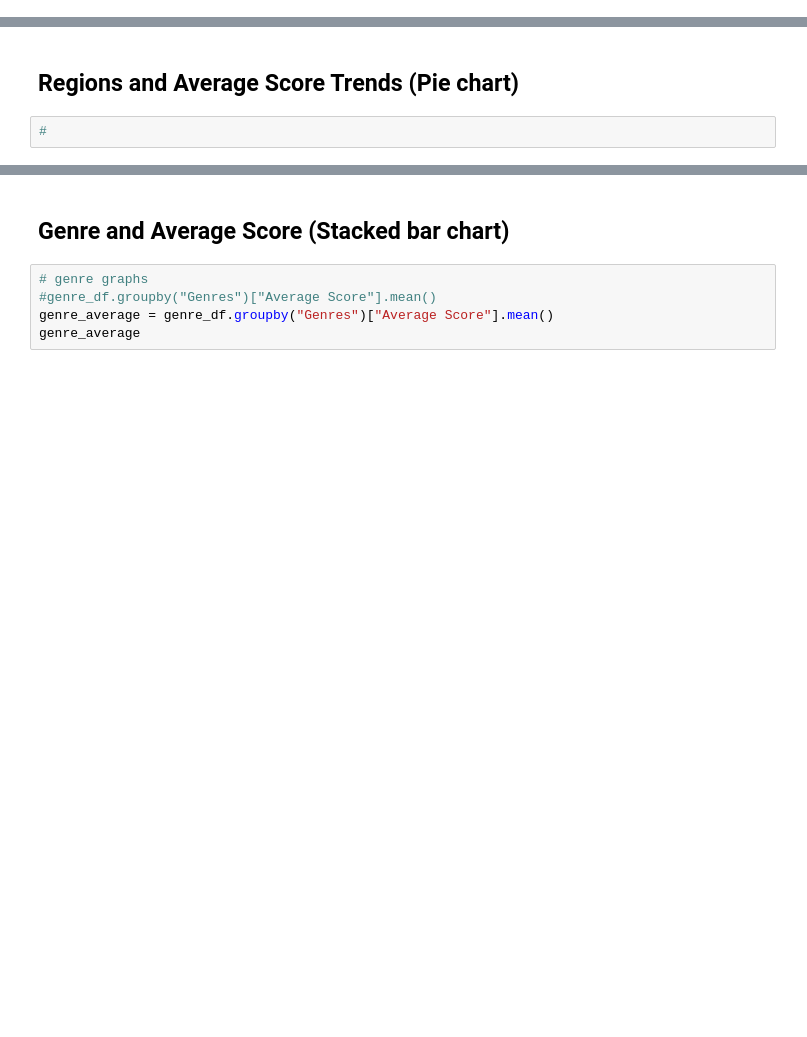
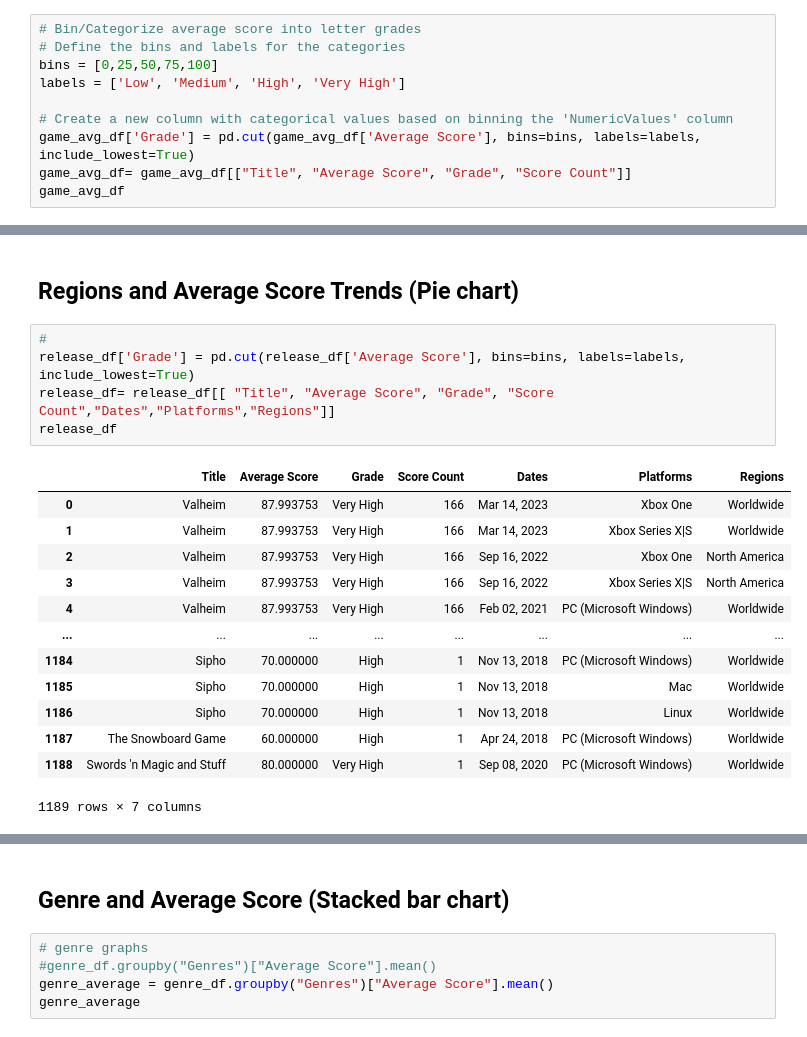
Before and after one commit to nlabern/Project_1_Steam_PC_, a Jupyter notebook: Data-analysis.ipynb, the cells around one changed output, grey strips where cells are left out. Saved outputs shown, nothing was run; the diff lists cells and outputs as text; blank space fills up the shorter version.

```diff
--- a/Data-analysis.ipynb
+++ b/Data-analysis.ipynb
@@ -49,0 +152,10 @@ game_avg_df.describe()
+# %%
+# Bin/Categorize average score into letter grades
+# Define the bins and labels for the categories
+bins = [0,25,50,75,100]
+labels = ['Low', 'Medium', 'High', 'Very High']
+
+# Create a new column with categorical values based on binning the 'NumericValues' column
+game_avg_df['Grade'] = pd.cut(game_avg_df['Average Score'], bins=bins, labels=labels, include_lowest=True)
+game_avg_df= game_avg_df[["Title", "Average Score", "Grade", "Score Count"]]
+game_avg_df
@@ -52,4 +186,21 @@ game_avg_df.describe()
 # %% [markdown]
 ## Regions and Average Score Trends (Pie chart)
-# %%
-#
+# %%
+#
+release_df['Grade'] = pd.cut(release_df['Average Score'], bins=bins, labels=labels, include_lowest=True)
+release_df= release_df[[ "Title", "Average Score", "Grade", "Score Count","Dates","Platforms","Regions"]]
+release_df
+# %% [output]
+|  | Title | Average Score | Grade | Score Count | Dates | Platforms | Regions |
+| 0 | Valheim | 87.993753 | Very High | 166 | Mar 14, 2023 | Xbox One | Worldwide |
+| 1 | Valheim | 87.993753 | Very High | 166 | Mar 14, 2023 | Xbox Series X|S | Worldwide |
+| 2 | Valheim | 87.993753 | Very High | 166 | Sep 16, 2022 | Xbox One | North America |
+| 3 | Valheim | 87.993753 | Very High | 166 | Sep 16, 2022 | Xbox Series X|S | North America |
+| 4 | Valheim | 87.993753 | Very High | 166 | Feb 02, 2021 | PC (Microsoft Windows) | Worldwide |
+| ... | ... | ... | ... | ... | ... | ... | ... |
+| 1184 | Sipho | 70.000000 | High | 1 | Nov 13, 2018 | PC (Microsoft Windows) | Worldwide |
+| 1185 | Sipho | 70.000000 | High | 1 | Nov 13, 2018 | Mac | Worldwide |
+| 1186 | Sipho | 70.000000 | High | 1 | Nov 13, 2018 | Linux | Worldwide |
+| 1187 | The Snowboard Game | 60.000000 | High | 1 | Apr 24, 2018 | PC (Microsoft Windows) | Worldwide |
+| 1188 | Swords 'n Magic and Stuff | 80.000000 | Very High | 1 | Sep 08, 2020 | PC (Microsoft Windows) | Worldwide |
+1189 rows × 7 columns
```
Also changed, not shown: parts of 12 cells of this notebook.
